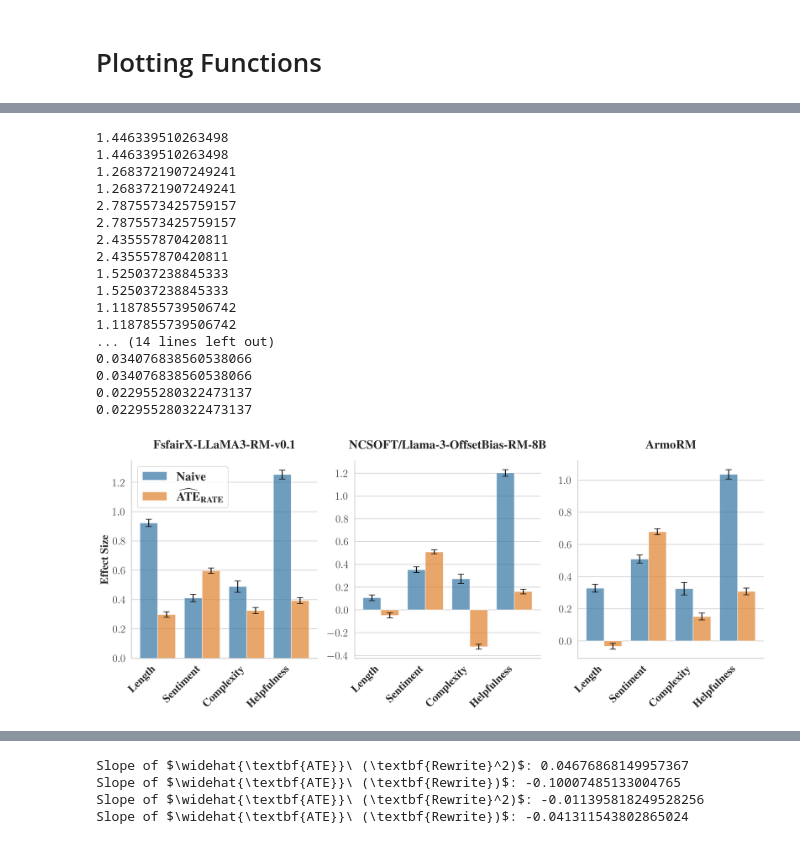
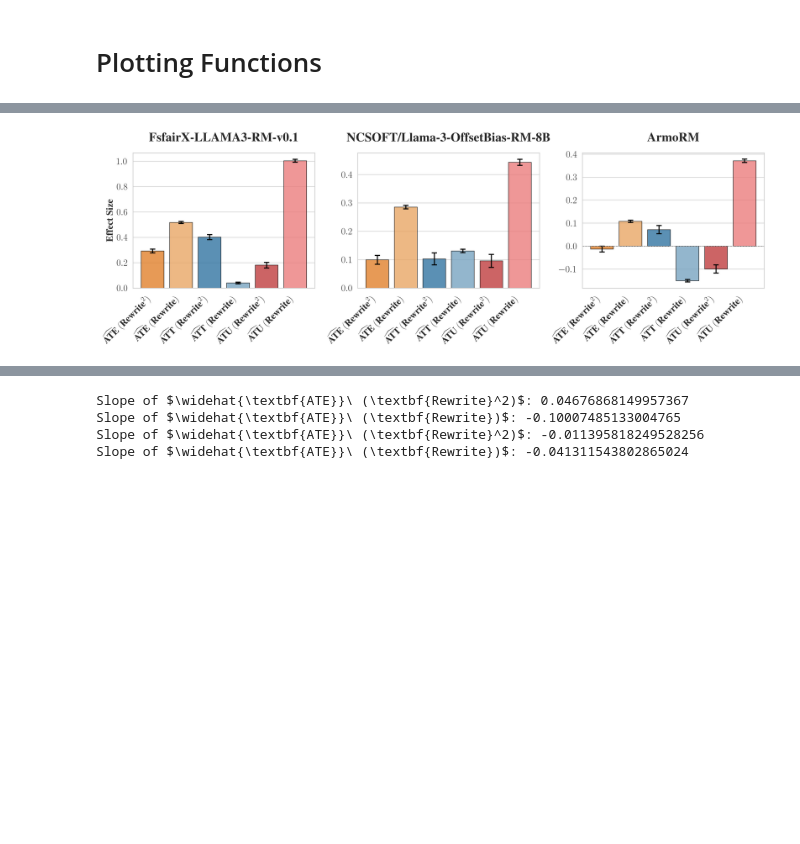
Before and after one commit to toddnief/RATE, a Jupyter notebook: notebooks/results.ipynb, the cells around one changed output, grey strips where cells are left out. Cells and saved outputs as stored; diff of their text form; code cells hidden in the pictures; blank space fills up the shorter version.

Commit message:
updated for concat

```diff
--- a/notebooks/results.ipynb
+++ b/notebooks/results.ipynb
@@ -46,9 +40,0 @@ experiment_templates = [value for value in config.values()]
-# %%
-# save all the data
-effects_data = []
-for effects_template in experiment_templates:
-    dataset_filename = effects_template["dataset_filename"]
-    dataset_filename = Path(dataset_filename)
-    dataset = load_dataset_from_json(SCORED_DIR / "complete" / dataset_filename)
-    effects = treatment_effects_pipeline(dataset, **effects_template)
-    effects_data.append(effects)
@@ -72,0 +52,24 @@ for effects_template in experiment_templates:
+# %%
+# concatenate the length and sentiment datasets
+def concat_datasets(dataset_A, dataset_B):
+    # create temp keys for each dataset
+    new_dataset_A = {f"A_{key}": value for key, value in dataset_A.items()}
+    new_dataset_B = {f"B_{key}": value for key, value in dataset_B.items()}
+    # concatenate the two dictionaries
+    concatenated_dataset = {**new_dataset_A, **new_dataset_B}
+    return concatenated_dataset
+
+# some datasets have d["0"]["RLHFlow/ArmoRM-Llama3-8B-v0.1"] and others d["0"]["ArmoRM"], standardize to the former.
+def standardize_ArmoRM(dataset):
+    new_dataset = {}
+    for key, value in dataset.items():
+        # Check if "ArmoRM" exists as a key in the current level of the dictionary
+        if "ArmoRM" in value:
+            value["RLHFlow/ArmoRM-Llama3-8B-v0.1"] = value.pop("ArmoRM")
+        new_dataset[key] = value
+    return new_dataset
+
+length = standardize_ArmoRM(concat_datasets(imdb_length, eli5_length))
+complexity = standardize_ArmoRM(helpsteer_complexity)
+helpfulness = standardize_ArmoRM(helpsteer_helpfulness)
+sentiment = standardize_ArmoRM(concat_datasets(imdb_sentiment, hh_rlhf_sentiment))
@@ -73,22 +143,13 @@ for effects_template in experiment_templates:
 # %%
-reward_models = ['FsfairX-LLaMA3-RM-v0.1', 'NCSOFT/Llama-3-OffsetBias-RM-8B', 'ArmoRM']
-naive_vs_RATE(effects_data, experiment_templates, reward_models)
+# reverse effects_data[0:3]
+reversed_data = all_data[0:3][::-1]
+
+# Titles for each subplot
+titles = [
+    "FsfairX-LLAMA3-RM-v0.1",
+    "NCSOFT/Llama-3-OffsetBias-RM-8B",
+    "ArmoRM"
+]
+rewrite_bias(reversed_data, titles)
 # %% [output]
-1.446339510263498
-1.446339510263498
-1.2683721907249241
-1.2683721907249241
-2.7875573425759157
-2.7875573425759157
-2.435557870420811
-2.435557870420811
-1.525037238845333
-1.525037238845333
-1.1187855739506742
-1.1187855739506742
-... (14 lines left out)
-0.034076838560538066
-0.034076838560538066
-0.022955280322473137
-0.022955280322473137
-[figure, old version]
+[figure, new version]
```
Also changed, not shown: parts of 13 cells of this notebook, 2 other files.
